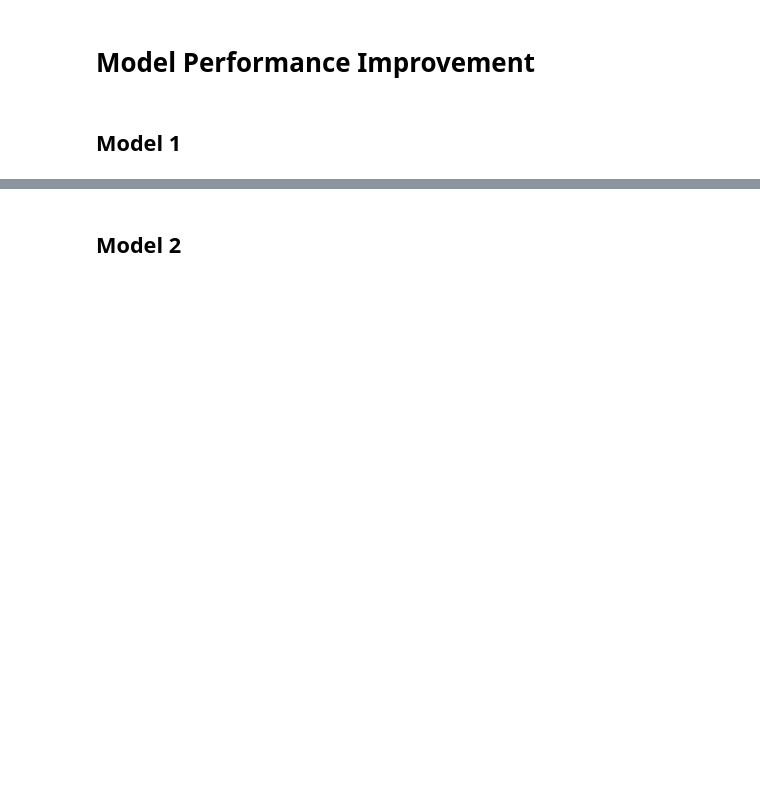
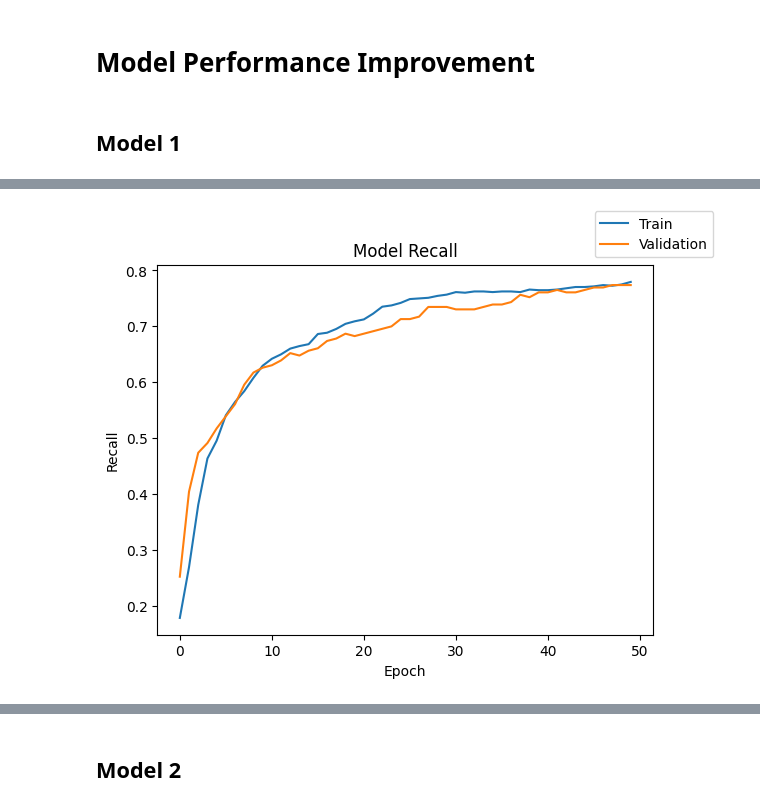
Before and after one commit to AkshayGovindaraj/GoogleColab, a Jupyter notebook: INN_ReneWind_Main_Project_FullCode_Notebook.ipynb, the cells around one changed output, grey strips where cells are left out. Cells and saved outputs as stored; diff of their text form; code cells hidden in the pictures; blank space fills up the shorter version.

```diff
--- a/INN_ReneWind_Main_Project_FullCode_Notebook.ipynb
+++ b/INN_ReneWind_Main_Project_FullCode_Notebook.ipynb
@@ -407,0 +462,4 @@ Observations:
+# %%
+plot(history,'recall')
+# %% [output]
+[figure, added]
```
Also changed, not shown: parts of 42 cells of this notebook.
